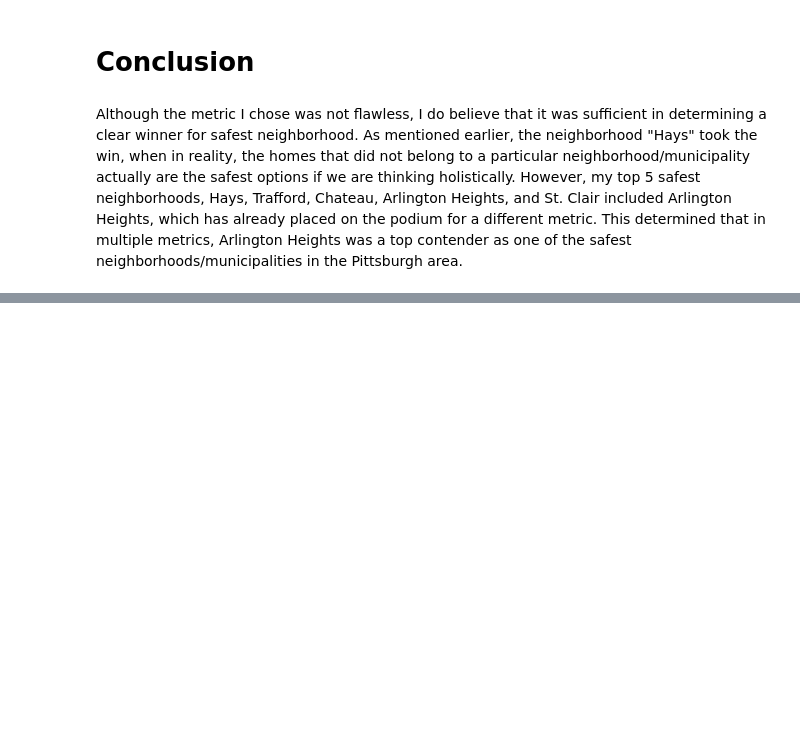
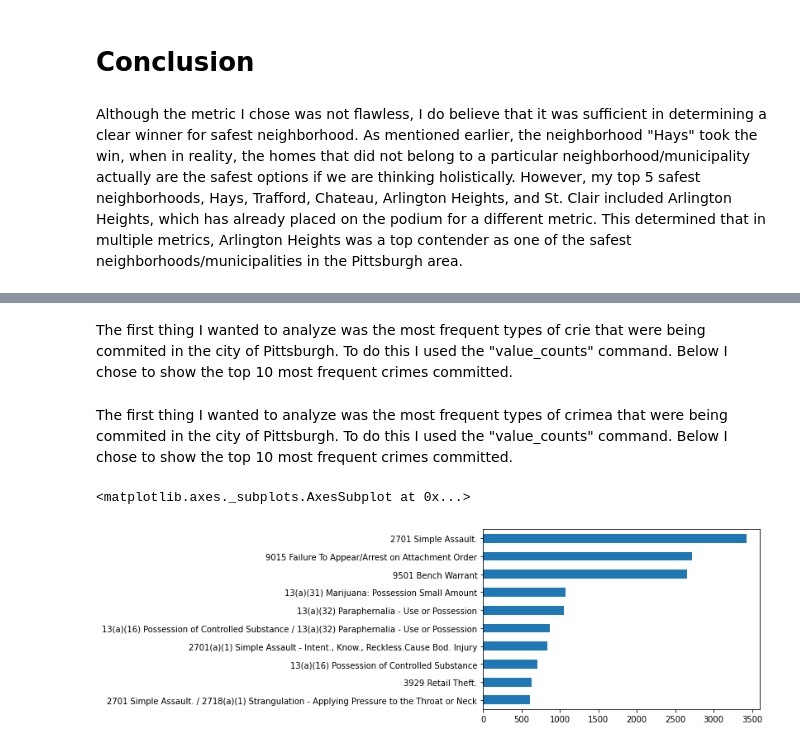
Before and after one commit to brendonlee11/Final-Project-Group-49, a Jupyter notebook: Final-Presentation-Notebook.ipynb, the cells around one changed output, grey strips where cells are left out. Drawn from its saved outputs; the diff is of its cells as text; code cells hidden in the pictures; blank space fills up the shorter version.

```diff
--- a/Final-Presentation-Notebook.ipynb
+++ b/Final-Presentation-Notebook.ipynb
@@ -346,0 +367,5 @@ Although the metric I chose was not flawless, I do believe that it was sufficien
+# %%
+columns = ['INCIDENTNEIGHBORHOOD', 'OFFENSES', 'ARRESTTIME'] #This tells the program what columns I want to use
+
+par = pd.read_csv("Pittsburgh-Police-Arrest-Data.csv", usecols=columns) #This line reads the data from the csv but only the columns I defined above
+par.head()
@@ -346,0 +379,9 @@ Although the metric I chose was not flawless, I do believe that it was sufficien
+# %% [markdown]
+The first thing I wanted to analyze was the most frequent types of crie that were being commited in the city of Pittsburgh. To do this I used the "value_counts" command. Below I chose to show the top 10 most frequent crimes committed.
+# %% [markdown]
+The first thing I wanted to analyze was the most frequent types of crimea that were being commited in the city of Pittsburgh. To do this I used the "value_counts" command. Below I chose to show the top 10 most frequent crimes committed.
+# %%
+par.OFFENSES.value_counts().iloc[:10].sort_values().plot(kind= "barh")
+# %% [output]
+<matplotlib.axes._subplots.AxesSubplot at 0x...>
+[figure, added]
```
Also changed, not shown: parts of 19 cells of this notebook, 2 other files.
